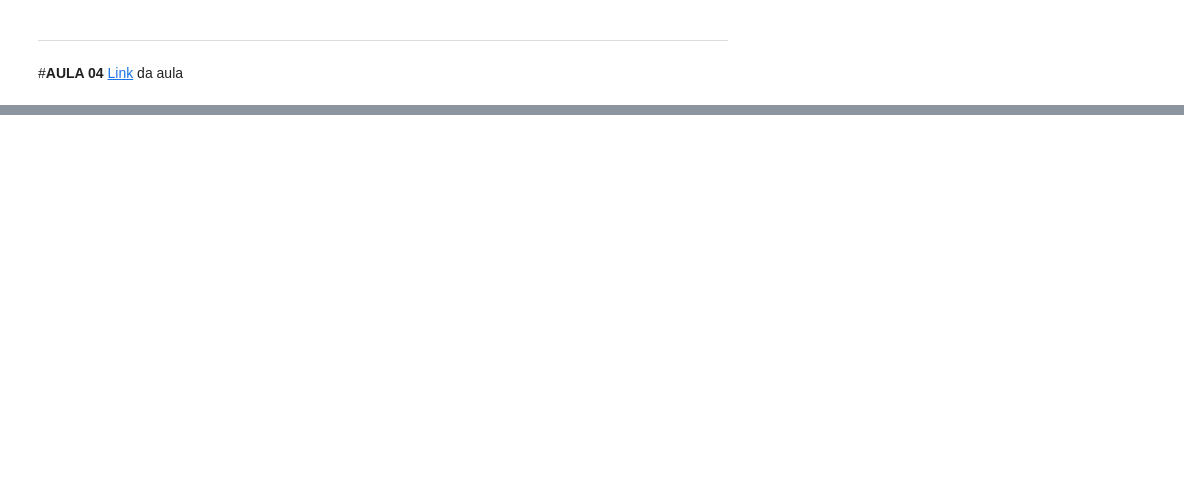
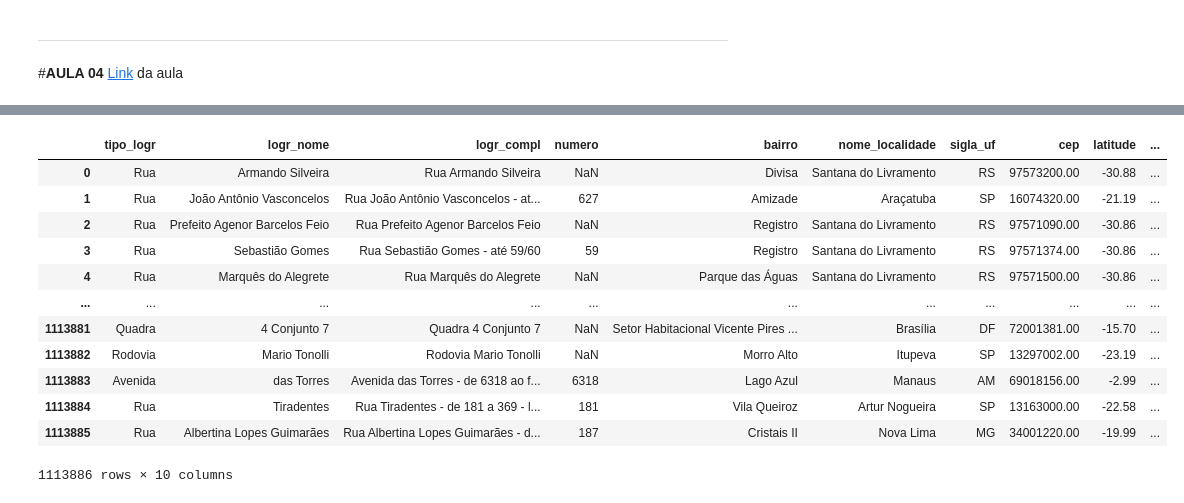
Before and after one commit to lays-l/alura_imersao_dados_04, a Jupyter notebook: imersao_alura_04_imoveis_sp.ipynb, the cells around one changed output, grey strips where cells are left out. Cells and saved outputs as stored; diff of their text form; code cells hidden in the pictures; blank space fills up the shorter version.

```diff
--- a/imersao_alura_04_imoveis_sp.ipynb
+++ b/imersao_alura_04_imoveis_sp.ipynb
@@ -697,0 +720,17 @@ df_ibge.head()
+# %%
+enderecos = pd.read_csv('/content/drive/MyDrive/Colab Notebooks/files/alura_imersao_dados_04/enderecos.csv')
+enderecos
+# %% [output]
+|  | tipo_logr | logr_nome | logr_compl | numero | bairro | nome_localidade | sigla_uf | cep | latitude | ... |
+| 0 | Rua | Armando Silveira | Rua Armando Silveira | NaN | Divisa | Santana do Livramento | RS | 97573200.00 | -30.88 | ... |
+| 1 | Rua | João Antônio Vasconcelos | Rua João Antônio Vasconcelos - at... | 627 | Amizade | Araçatuba | SP | 16074320.00 | -21.19 | ... |
+| 2 | Rua | Prefeito Agenor Barcelos Feio | Rua Prefeito Agenor Barcelos Feio | NaN | Registro | Santana do Livramento | RS | 97571090.00 | -30.86 | ... |
+| 3 | Rua | Sebastião Gomes | Rua Sebastião Gomes - até 59/60 | 59 | Registro | Santana do Livramento | RS | 97571374.00 | -30.86 | ... |
+| 4 | Rua | Marquês do Alegrete | Rua Marquês do Alegrete | NaN | Parque das Águas | Santana do Livramento | RS | 97571500.00 | -30.86 | ... |
+| ... | ... | ... | ... | ... | ... | ... | ... | ... | ... | ... |
+| 1113881 | Quadra | 4 Conjunto 7 | Quadra 4 Conjunto 7 | NaN | Setor Habitacional Vicente Pires ... | Brasília | DF | 72001381.00 | -15.70 | ... |
+| 1113882 | Rodovia | Mario Tonolli | Rodovia Mario Tonolli | NaN | Morro Alto | Itupeva | SP | 13297002.00 | -23.19 | ... |
+| 1113883 | Avenida | das Torres | Avenida das Torres - de 6318 ao f... | 6318 | Lago Azul | Manaus | AM | 69018156.00 | -2.99 | ... |
+| 1113884 | Rua | Tiradentes | Rua Tiradentes - de 181 a 369 - l... | 181 | Vila Queiroz | Artur Nogueira | SP | 13163000.00 | -22.58 | ... |
+| 1113885 | Rua | Albertina Lopes Guimarães | Rua Albertina Lopes Guimarães - d... | 187 | Cristais II | Nova Lima | MG | 34001220.00 | -19.99 | ... |
+1113886 rows × 10 columns
```
Also changed, not shown: parts of 10 cells of this notebook.
